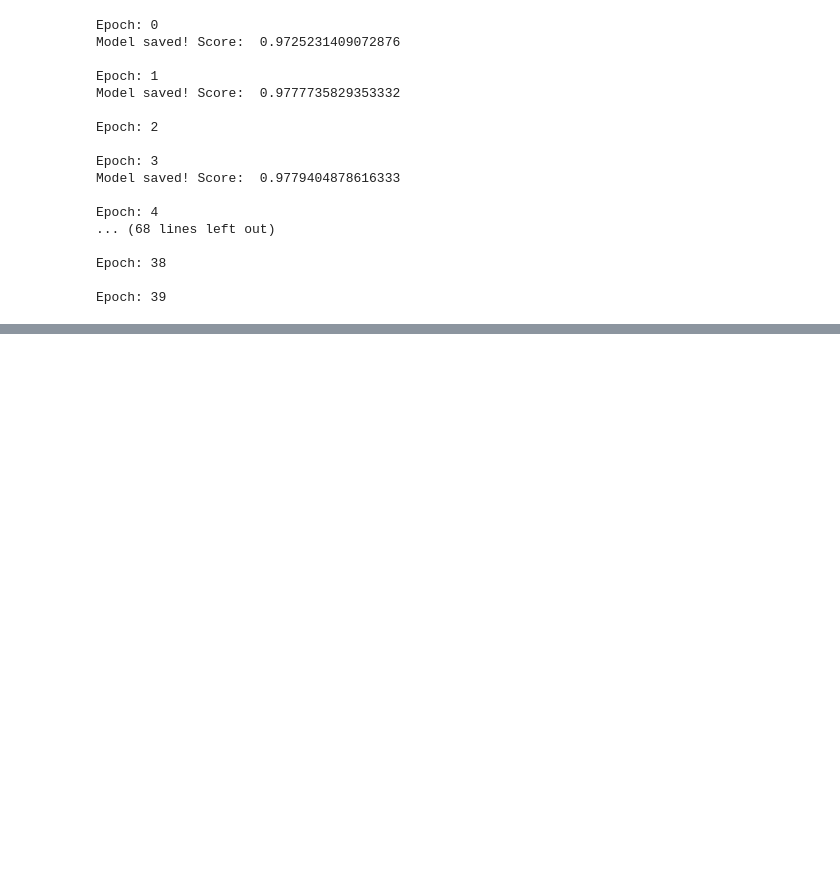
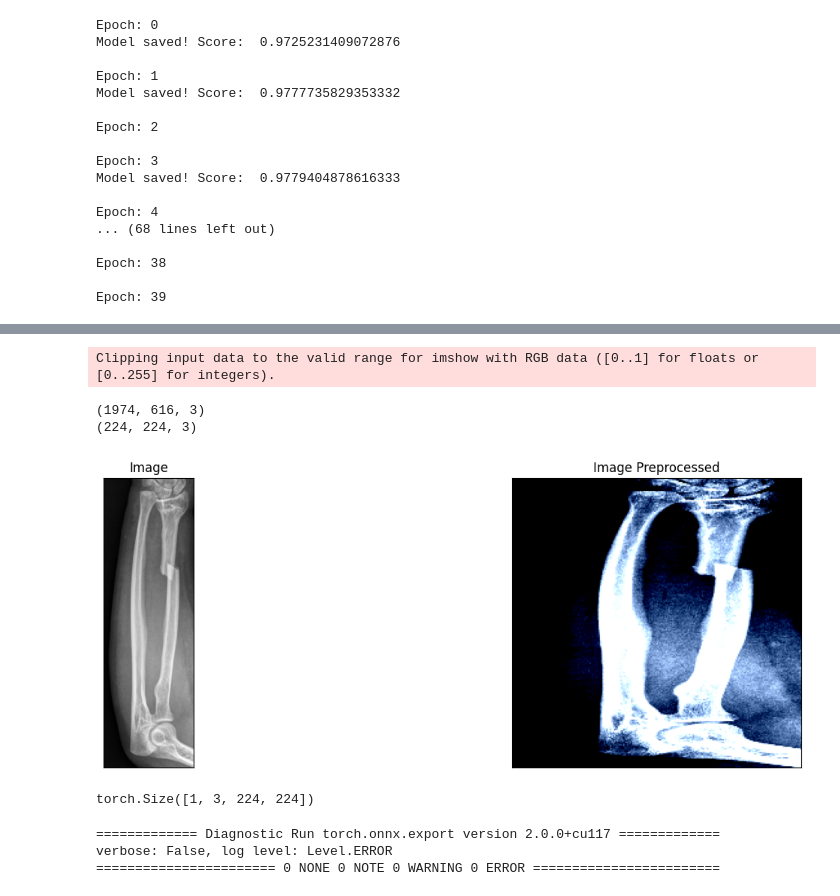
Before and after one commit to mikhail-7975/arm_fixer_bot, a Jupyter notebook: arm_fracture_training.ipynb, the cells around one changed output, grey strips where cells are left out. Drawn from its saved outputs; the diff is of its cells as text; code cells hidden in the pictures; blank space fills up the shorter version.

```diff
--- a/arm_fracture_training.ipynb
+++ b/arm_fracture_training.ipynb
@@ -372,0 +372,33 @@ visualize(final=res)
+# %%
+img_ = cv2.imread('xray/arm fracture/training/1.jpg')
+
+img_preprocessed = preprocessing_fn(img_)
+print(img_preprocessed.shape)
+
+img_preprocessed = cv2.resize(img_preprocessed, (224,224))
+print(img_preprocessed.shape)
+
+visualize(image=img_, image_preprocessed=img_preprocessed)
+
+img_tensor = torch.from_numpy(img_preprocessed).permute(2, 0, 1)
+print(img_tensor.unsqueeze(0).size())
+# %% [output]
+Clipping input data to the valid range for imshow with RGB data ([0..1] for floats or [0..255] for integers).
+(1974, 616, 3)
+(224, 224, 3)
+[figure, added]
+torch.Size([1, 3, 224, 224])
+# %%
+best_model.eval()
+torch.onnx.export(best_model.float(),
+                 img_tensor.float().unsqueeze(0),
+                 "arm_fractures_unet_resnext50.onnx",
+                 export_params=True,
+                 opset_version=12,
+#                  opset_version=10,
+#                  do_constant_folding=True
+                 )
+# %% [output]
+============= Diagnostic Run torch.onnx.export version 2.0.0+cu117 =============
+verbose: False, log level: Level.ERROR
+======================= 0 NONE 0 NOTE 0 WARNING 0 ERROR ========================
```
Also changed, not shown: parts of 8 cells of this notebook, 6 other files.
